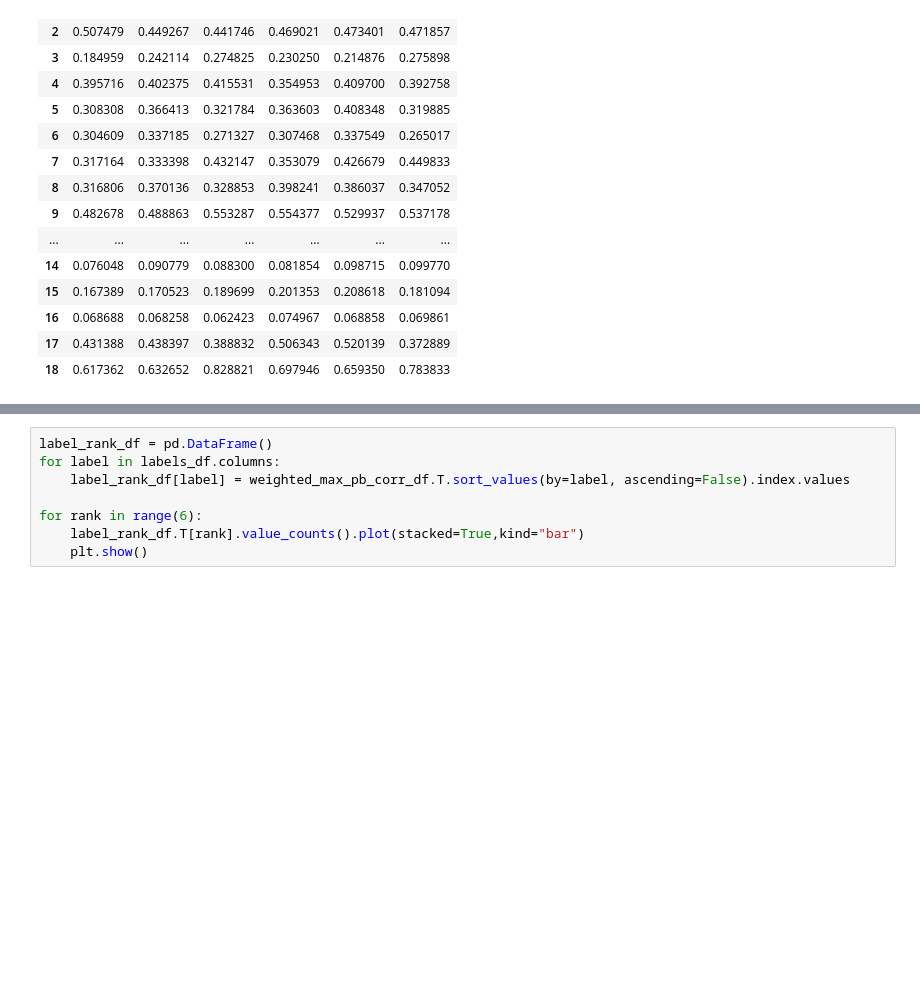
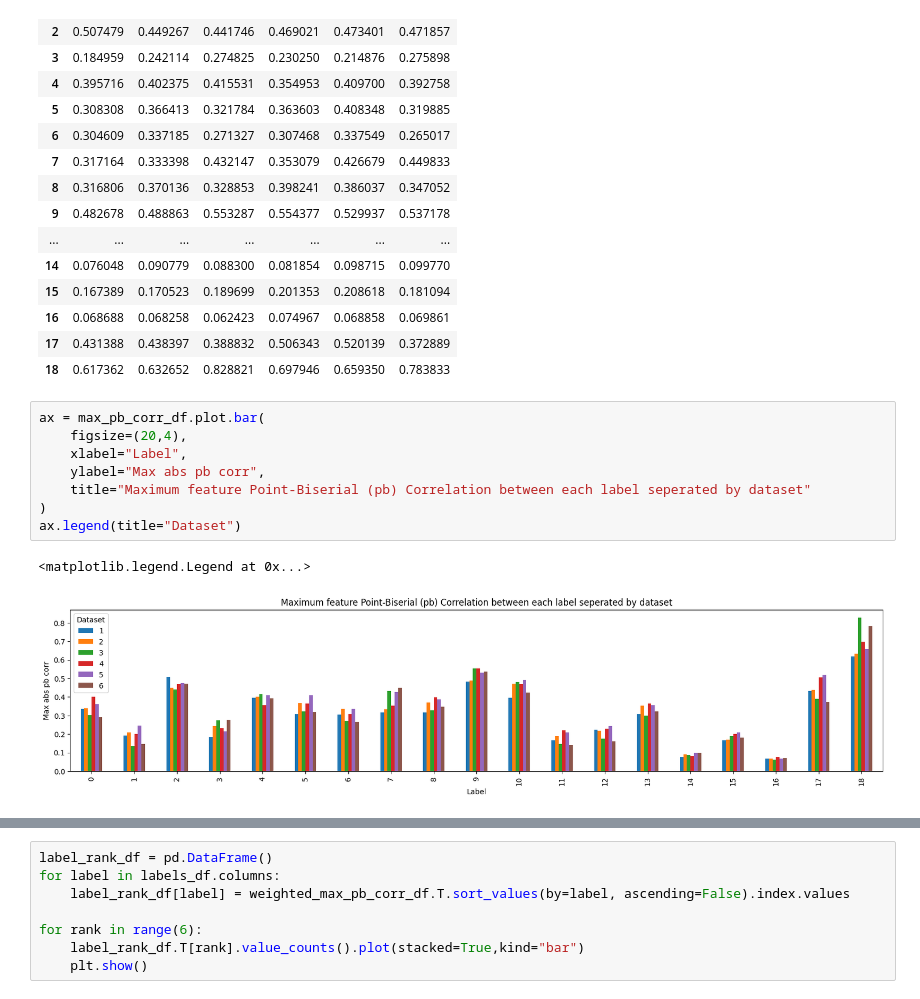
Before and after one commit to AbdulMutakabbir/SYSC5405-pattern-analysis-and-experiment-design, a Jupyter notebook: notebooks/0_EDA.ipynb, the cells around one changed output, grey strips where cells are left out. Cells and saved outputs as stored; diff of their text form; blank space fills up the shorter version.

```diff
--- a/notebooks/0_EDA.ipynb
+++ b/notebooks/0_EDA.ipynb
@@ -161,3 +167,14 @@ max_pb_corr_df
 | 16 | 0.068688 | 0.068258 | 0.062423 | 0.074967 | 0.068858 | 0.069861 |
 | 17 | 0.431388 | 0.438397 | 0.388832 | 0.506343 | 0.520139 | 0.372889 |
 | 18 | 0.617362 | 0.632652 | 0.828821 | 0.697946 | 0.659350 | 0.783833 |
+# %%
+ax = max_pb_corr_df.plot.bar(
+    figsize=(20,4),
+    xlabel="Label",
+    ylabel="Max abs pb corr",
+    title="Maximum feature Point-Biserial (pb) Correlation between each label seperated by dataset"
+)
+ax.legend(title="Dataset")
+# %% [output]
+<matplotlib.legend.Legend at 0x...>
+[figure, added]
```
Also changed, not shown: parts of 8 cells of this notebook, 5 other files.
